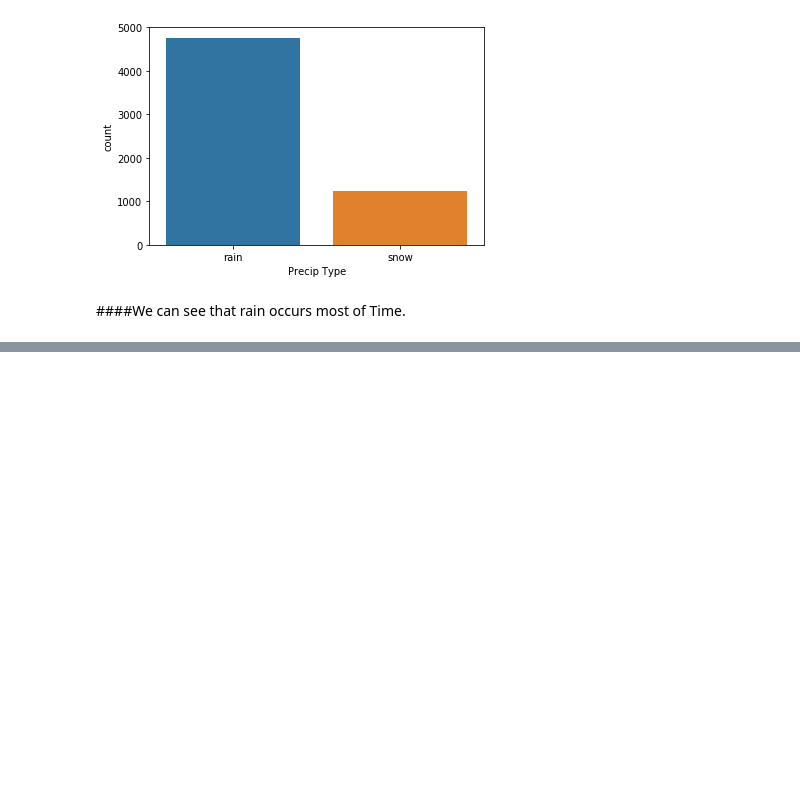
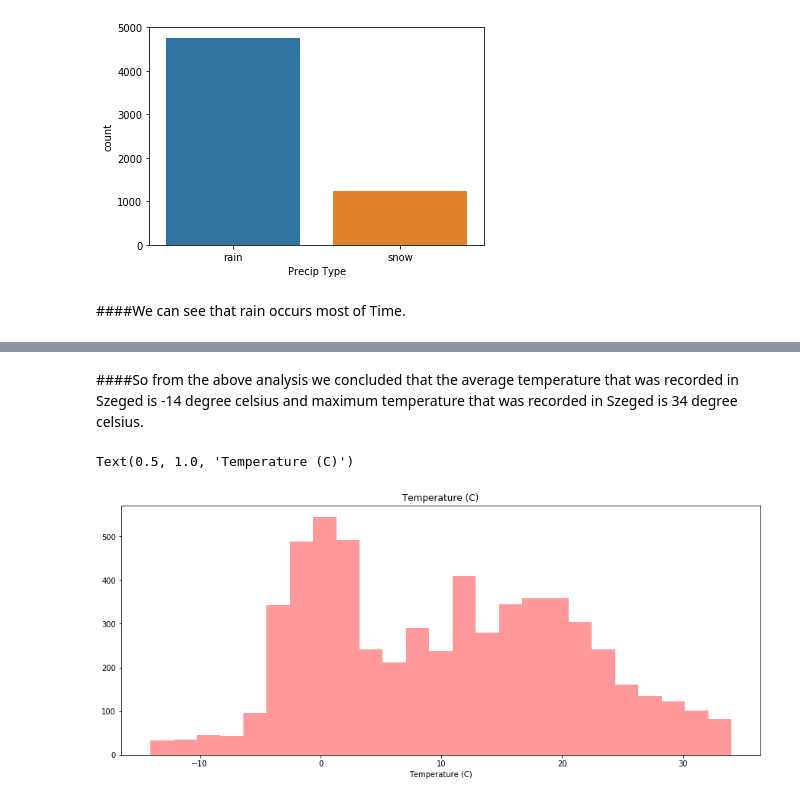
Before and after one commit to Akshay2224/Apparent-Temperature, a Jupyter notebook: Apparent_Temp_Project.ipynb, the cells around one changed output, grey strips where cells are left out. Saved outputs shown, nothing was run; the diff lists cells and outputs as text; code cells hidden in the pictures; blank space fills up the shorter version.

```diff
--- a/Apparent_Temp_Project.ipynb
+++ b/Apparent_Temp_Project.ipynb
@@ -282,0 +367,9 @@ sns.countplot(df['Precip Type'])
+# %% [markdown]
+####So from the above analysis we concluded that the average temperature that was recorded in Szeged is -14 degree celsius and maximum temperature that was recorded in Szeged is 34 degree celsius.
+# %%
+plt.figure(figsize=(15,6))
+k=sns.distplot(df['Temperature (C)'],color='red',kde=False)
+k.set_title("Temperature (C)")
+# %% [output]
+Text(0.5, 1.0, 'Temperature (C)')
+[figure, added]
```
Also changed, not shown: parts of 51 cells of this notebook.
